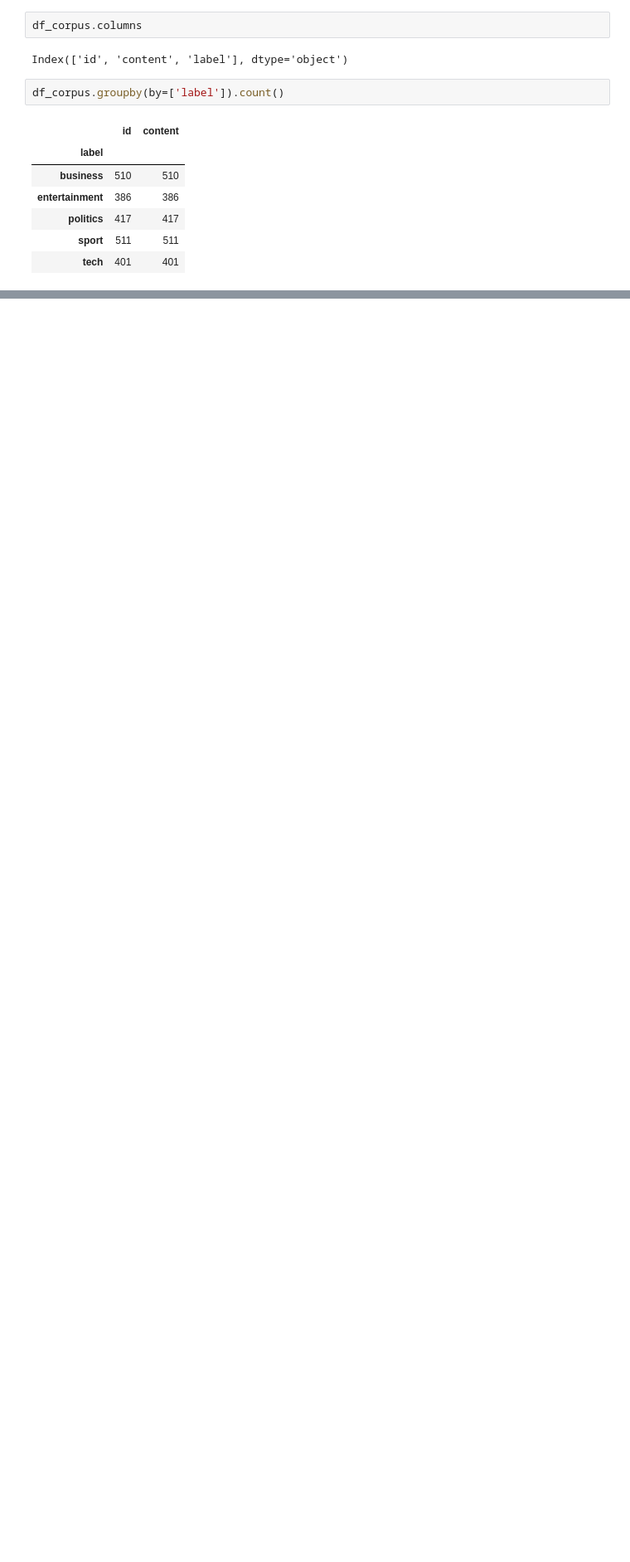
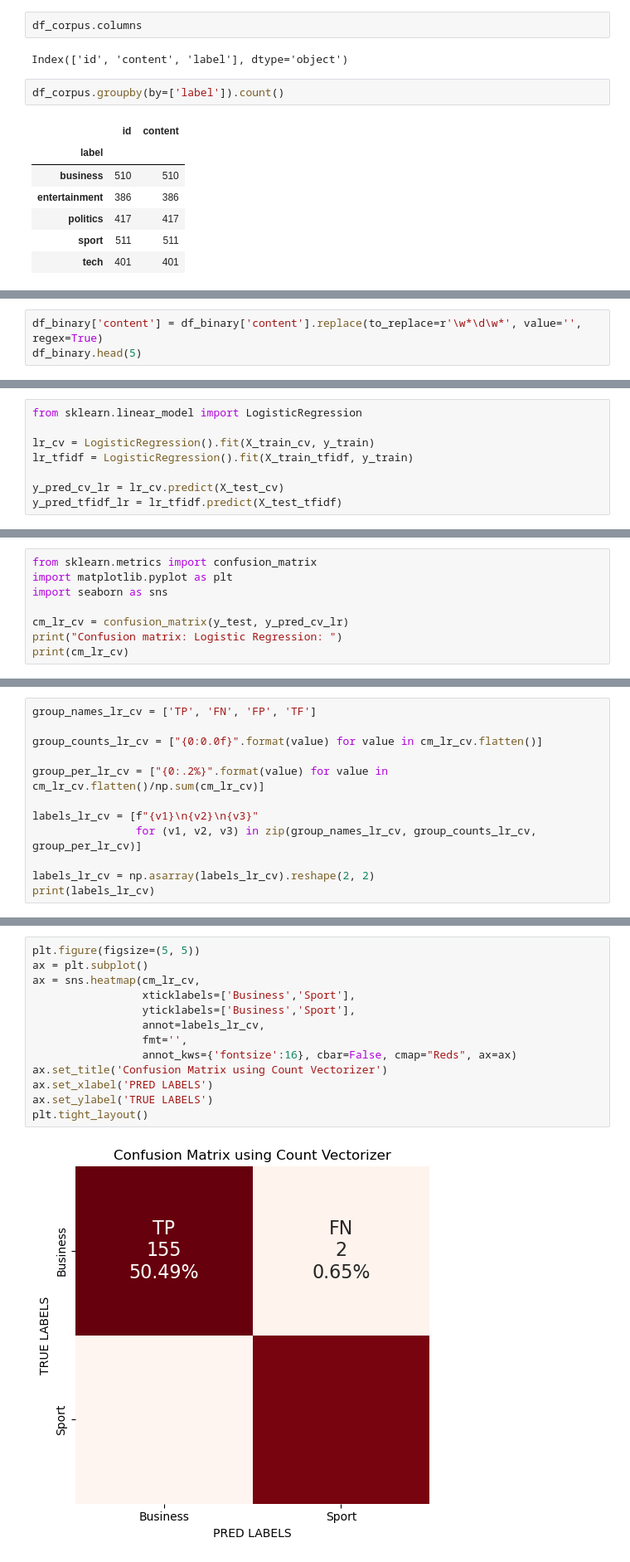
Before and after one commit to NaldoHoracio/nlp_venv, a Jupyter notebook: list2.ipynb, the cells around one changed output, grey strips where cells are left out. Shown: that part at 83% size. Saved outputs shown, nothing was run; the diff lists cells and outputs as text; blank space fills up the shorter version.

Commit message:
Add Confusion Matrix of List2: PLN.

```diff
--- a/list2.ipynb
+++ b/list2.ipynb
@@ -43,0 +256,3 @@ df_corpus.groupby(by=['label']).count()
+# %%
+df_binary['content'] = df_binary['content'].replace(to_replace=r'\w*\d\w*', value='', regex=True)
+df_binary.head(5)
@@ -43,0 +336,8 @@ df_corpus.groupby(by=['label']).count()
+# %%
+from sklearn.linear_model import LogisticRegression
+
+lr_cv = LogisticRegression().fit(X_train_cv, y_train)
+lr_tfidf = LogisticRegression().fit(X_train_tfidf, y_train)
+
+y_pred_cv_lr = lr_cv.predict(X_test_cv)
+y_pred_tfidf_lr = lr_tfidf.predict(X_test_tfidf)
@@ -43,0 +346,8 @@ df_corpus.groupby(by=['label']).count()
+# %%
+from sklearn.metrics import confusion_matrix
+import matplotlib.pyplot as plt
+import seaborn as sns
+
+cm_lr_cv = confusion_matrix(y_test, y_pred_cv_lr)
+print("Confusion matrix: Logistic Regression: ")
+print(cm_lr_cv)
@@ -43,0 +387,12 @@ df_corpus.groupby(by=['label']).count()
+# %%
+group_names_lr_cv = ['TP', 'FN', 'FP', 'TF']
+
+group_counts_lr_cv = ["{0:0.0f}".format(value) for value in cm_lr_cv.flatten()]
+
+group_per_lr_cv = ["{0:.2%}".format(value) for value in cm_lr_cv.flatten()/np.sum(cm_lr_cv)]
+
+labels_lr_cv = [f"{v1}\n{v2}\n{v3}"
+                for (v1, v2, v3) in zip(group_names_lr_cv, group_counts_lr_cv, group_per_lr_cv)]
+
+labels_lr_cv = np.asarray(labels_lr_cv).reshape(2, 2)
+print(labels_lr_cv)
@@ -43,0 +402,15 @@ df_corpus.groupby(by=['label']).count()
+# %%
+plt.figure(figsize=(5, 5))
+ax = plt.subplot()
+ax = sns.heatmap(cm_lr_cv,
+                 xticklabels=['Business','Sport'],
+                 yticklabels=['Business','Sport'],
+                 annot=labels_lr_cv,
+                 fmt='',
+                 annot_kws={'fontsize':16}, cbar=False, cmap="Reds", ax=ax)
+ax.set_title('Confusion Matrix using Count Vectorizer')
+ax.set_xlabel('PRED LABELS')
+ax.set_ylabel('TRUE LABELS')
+plt.tight_layout()
+# %% [output]
+[figure, added]
```
Also changed, not shown: parts of 34 cells of this notebook.
